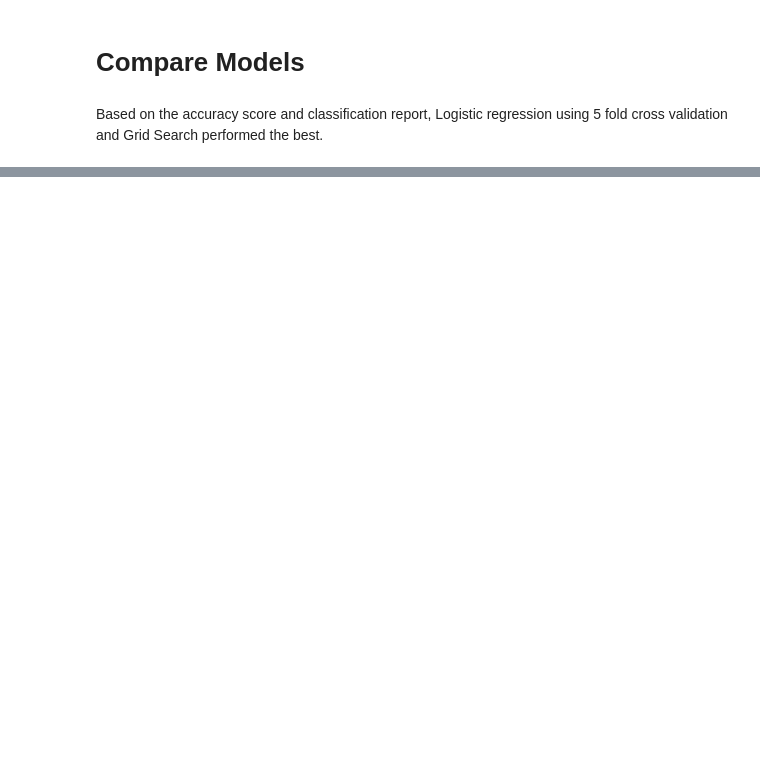
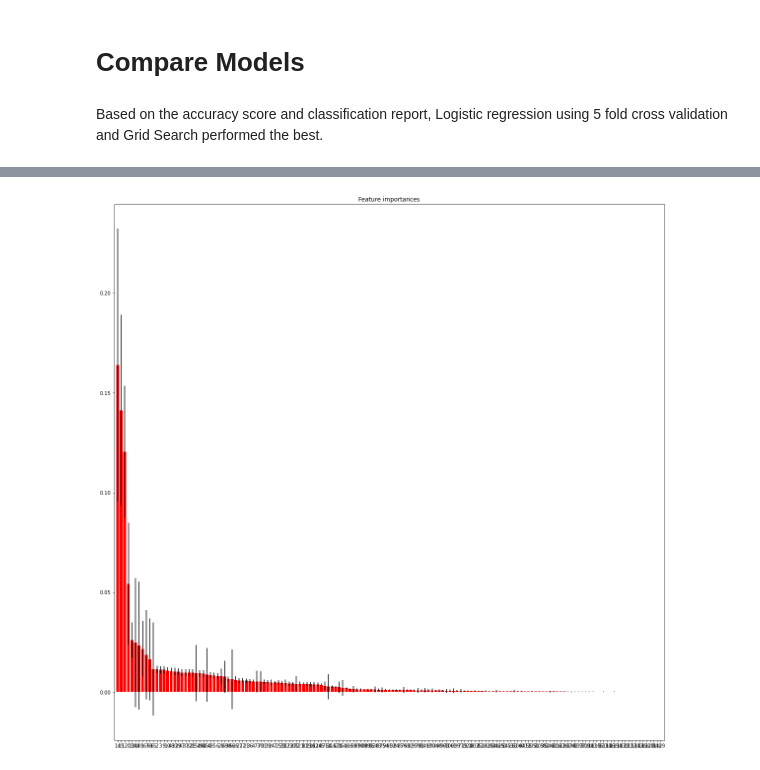
Before and after one commit to sudkpa/SB_DS, a Jupyter notebook: Career_Track/Capstone_Two/Modeling/Cap2_Notebook_stepfour_and_five.ipynb, the cells around one changed output, grey strips where cells are left out. Saved outputs shown, nothing was run; the diff lists cells and outputs as text; code cells hidden in the pictures; blank space fills up the shorter version.

Commit message:
Feature importance

```diff
--- a/Career_Track/Capstone_Two/Modeling/Cap2_Notebook_stepfour_and_five.ipynb
+++ b/Career_Track/Capstone_Two/Modeling/Cap2_Notebook_stepfour_and_five.ipynb
@@ -703,0 +704,17 @@ Based on the accuracy score and classification report, Logistic regression using
+# %%
+from sklearn.ensemble import ExtraTreesClassifier
+
+forest = ExtraTreesClassifier(n_estimators=250,
+                              random_state=0)
+
+forest.fit(X_train_scaled, y_train)
+importances = forest.feature_importances_
+std = np.std([tree.feature_importances_ for tree in forest.estimators_],
+             axis=0)
+indices = np.argsort(importances)[::-1]
+
+# Print the feature ranking
+print("Feature ranking:")
+
+for f in range(X_train_scaled.shape[1]):
+    print("%d. feature %d (%f)" % (f + 1, indices[f], importances[indices[f]]))
@@ -703,0 +739,11 @@ Based on the accuracy score and classification report, Logistic regression using
+# %%
+# Plot the impurity-based feature importances of the forest
+plt.figure(figsize=(20,20))
+plt.title("Feature importances")
+plt.bar(range(X_train_scaled.shape[1]), importances[indices],
+        color="r", yerr=std[indices], align="center")
+plt.xticks(range(X_train_scaled.shape[1]), indices)
+plt.xlim([-1, X_train_scaled.shape[1]])
+plt.show()
+# %% [output]
+[figure, added]
```
Also changed, not shown: parts of 21 cells of this notebook.
